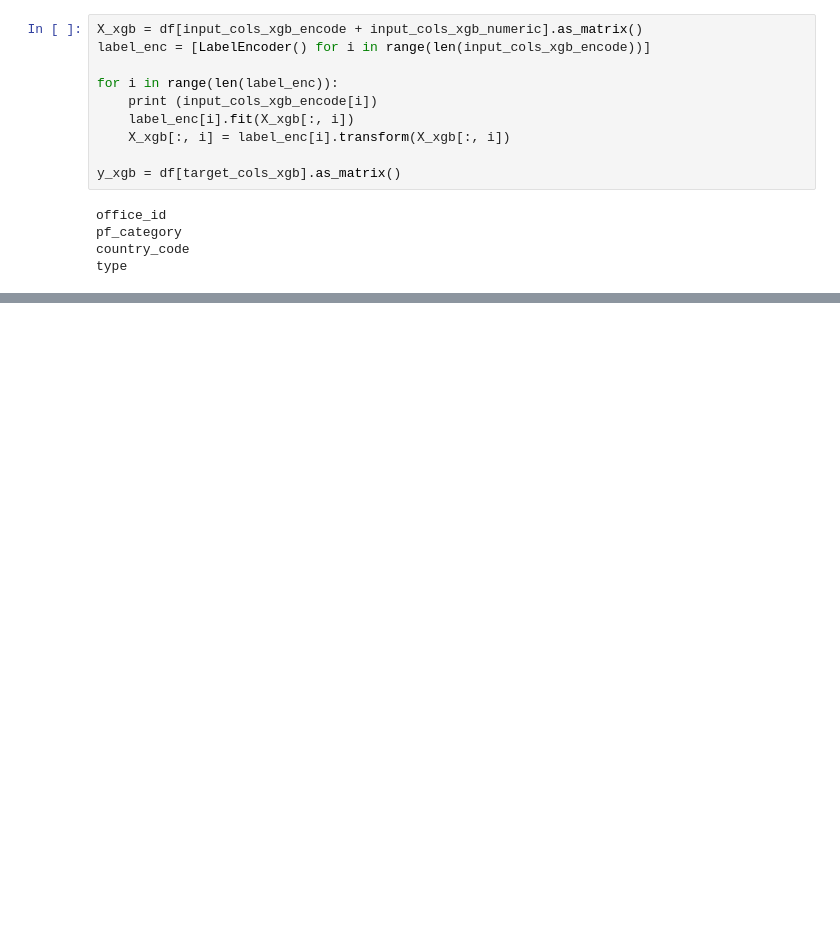
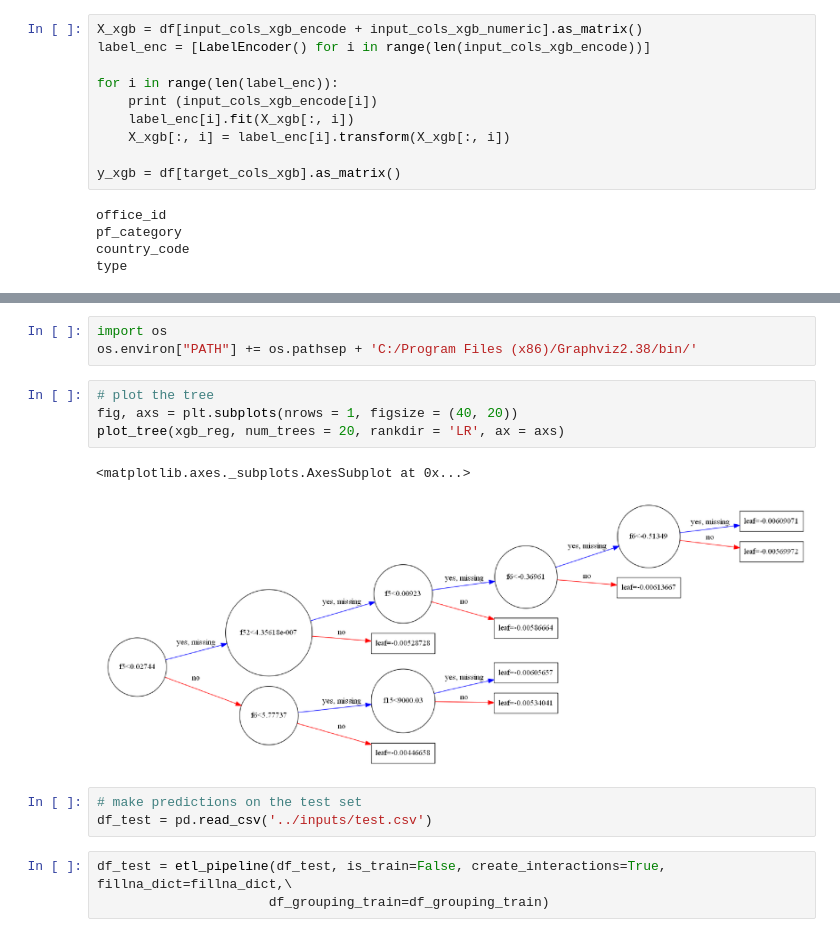
Before and after one commit to DragonWarrior15/Kaggle, a Jupyter notebook: 201712_hackerearth_sg_portfolio_returns/codes/12_model_xgb.ipynb, the cells around one changed output, grey strips where cells are left out. Cells and saved outputs as stored; diff of their text form; blank space fills up the shorter version.

```diff
--- a/201712_hackerearth_sg_portfolio_returns/codes/12_model_xgb.ipynb
+++ b/201712_hackerearth_sg_portfolio_returns/codes/12_model_xgb.ipynb
@@ -346,3 +423,19 @@ for var_to_group in df_grouping.keys():
+# %%
+import os
+os.environ["PATH"] += os.pathsep + 'C:/Program Files (x86)/Graphviz2.38/bin/'
+# %%
+# plot the tree
+fig, axs = plt.subplots(nrows = 1, figsize = (40, 20))
+plot_tree(xgb_reg, num_trees = 20, rankdir = 'LR', ax = axs)
+# %% [output]
+<matplotlib.axes._subplots.AxesSubplot at 0x...>
+[figure, added]
+# %%
+# make predictions on the test set
+df_test = pd.read_csv('../inputs/test.csv')
+# %%
+df_test = etl_pipeline(df_test, is_train=False, create_interactions=True, fillna_dict=fillna_dict,\
+                      df_grouping_train=df_grouping_train)
 # %%
 print (df_test.columns)
 # %% [output]
```
Also changed, not shown: parts of 48 cells of this notebook.
